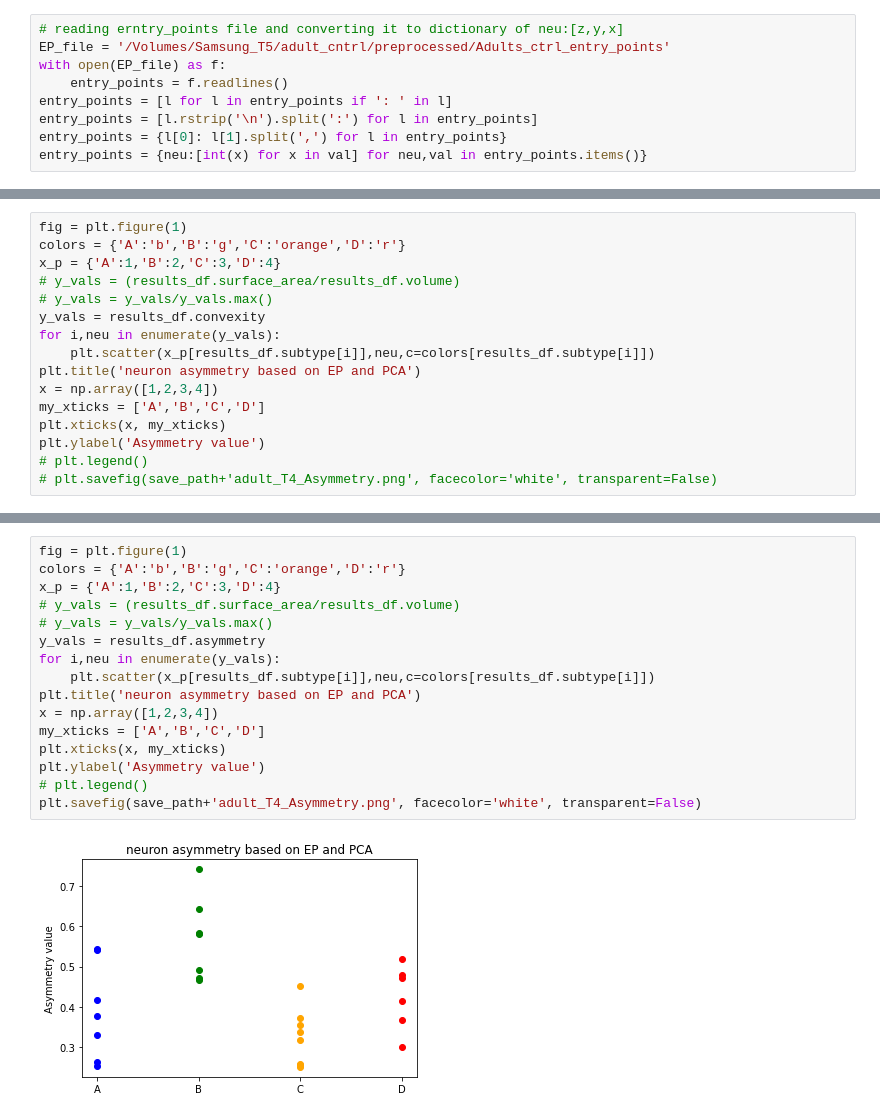
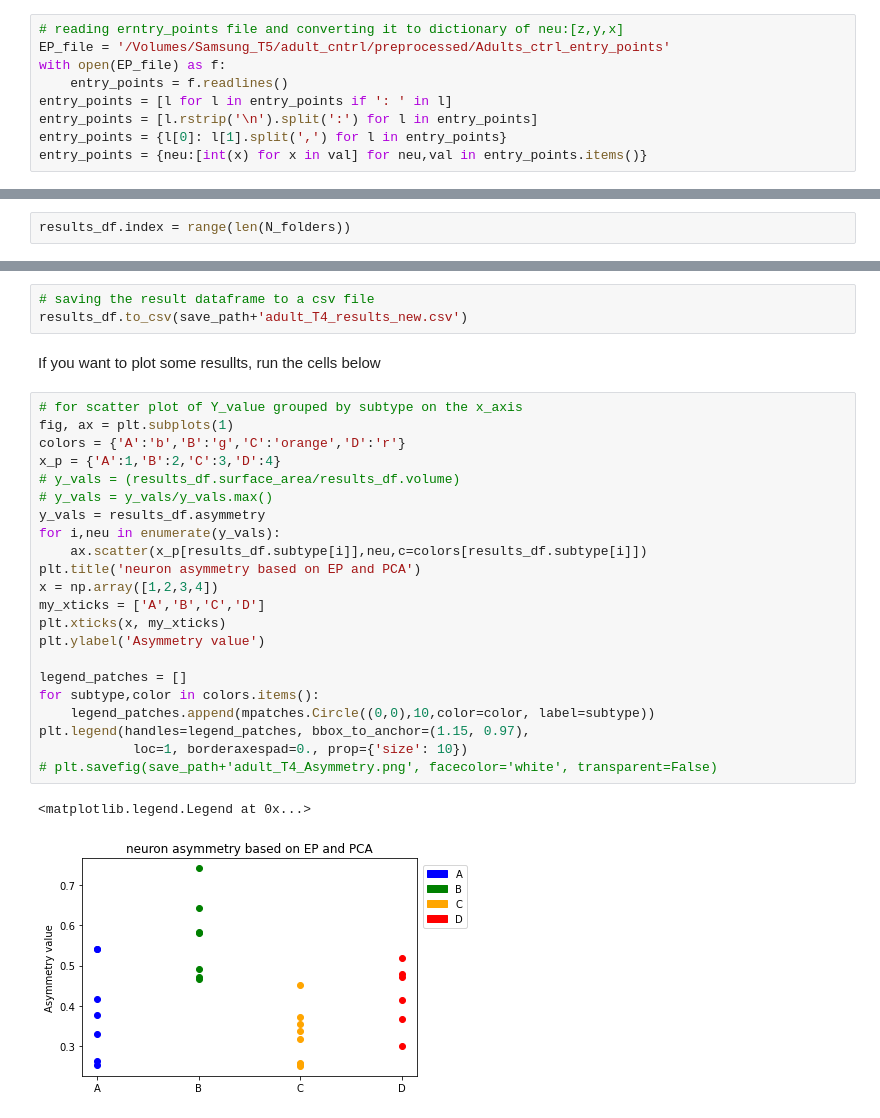
Before and after one commit to Asashou/TLI, a Jupyter notebook: pipeline/TLI_analysis/analysis_adult.ipynb, the cells around one changed output, grey strips where cells are left out. Saved outputs shown, nothing was run; the diff lists cells and outputs as text.

Commit message:
updated analyzing and plotting adult data

```diff
--- a/pipeline/TLI_analysis/analysis_adult.ipynb
+++ b/pipeline/TLI_analysis/analysis_adult.ipynb
@@ -130,16 +110,0 @@ results_df.to_csv(save_path+'adult_T4_results.csv')
-# %%
-fig = plt.figure(1)
-colors = {'A':'b','B':'g','C':'orange','D':'r'}
-x_p = {'A':1,'B':2,'C':3,'D':4}
-# y_vals = (results_df.surface_area/results_df.volume)
-# y_vals = y_vals/y_vals.max()
-y_vals = results_df.convexity
-for i,neu in enumerate(y_vals):
-    plt.scatter(x_p[results_df.subtype[i]],neu,c=colors[results_df.subtype[i]])
-plt.title('neuron asymmetry based on EP and PCA')
-x = np.array([1,2,3,4])
-my_xticks = ['A','B','C','D']
-plt.xticks(x, my_xticks)
-plt.ylabel('Asymmetry value')
-# plt.legend()
-# plt.savefig(save_path+'adult_T4_Asymmetry.png', facecolor='white', transparent=False)
@@ -211,0 +275,2 @@ results_df.head()
+# %%
+results_df.index = range(len(N_folders))
@@ -212,18 +287,30 @@ results_df.head()
+# %%
+# saving the result dataframe to a csv file
+results_df.to_csv(save_path+'adult_T4_results_new.csv')
+# %% [markdown]
+If you want to plot some resullts, run the cells below
 # %%
-fig = plt.figure(1)
+# for scatter plot of Y_value grouped by subtype on the x_axis
+fig, ax = plt.subplots(1)
 colors = {'A':'b','B':'g','C':'orange','D':'r'}
 x_p = {'A':1,'B':2,'C':3,'D':4}
 # y_vals = (results_df.surface_area/results_df.volume)
 # y_vals = y_vals/y_vals.max()
 y_vals = results_df.asymmetry
 for i,neu in enumerate(y_vals):
-    plt.scatter(x_p[results_df.subtype[i]],neu,c=colors[results_df.subtype[i]])
+    ax.scatter(x_p[results_df.subtype[i]],neu,c=colors[results_df.subtype[i]])
 plt.title('neuron asymmetry based on EP and PCA')
 x = np.array([1,2,3,4])
 my_xticks = ['A','B','C','D']
 plt.xticks(x, my_xticks)
 plt.ylabel('Asymmetry value')
-# plt.legend()
-plt.savefig(save_path+'adult_T4_Asymmetry.png', facecolor='white', transparent=False)
+
+legend_patches = []
+for subtype,color in colors.items():
+    legend_patches.append(mpatches.Circle((0,0),10,color=color, label=subtype))
+plt.legend(handles=legend_patches, bbox_to_anchor=(1.15, 0.97),
+            loc=1, borderaxespad=0., prop={'size': 10})
+# plt.savefig(save_path+'adult_T4_Asymmetry.png', facecolor='white', transparent=False)
 # %% [output]
+<matplotlib.legend.Legend at 0x...>
-[figure, old version]
+[figure, new version]
```
Also changed, not shown: parts of 26 cells of this notebook, 3 other files.
